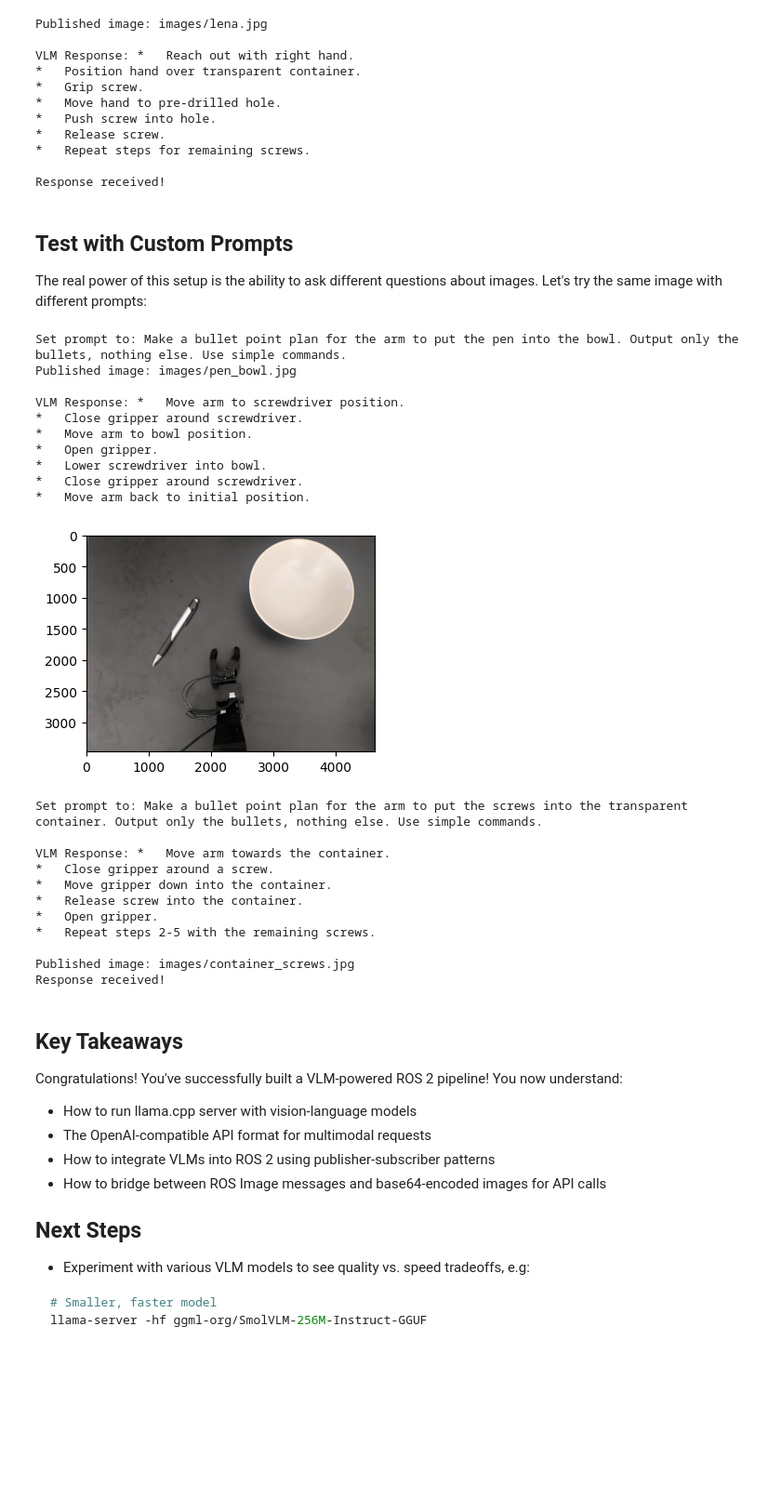
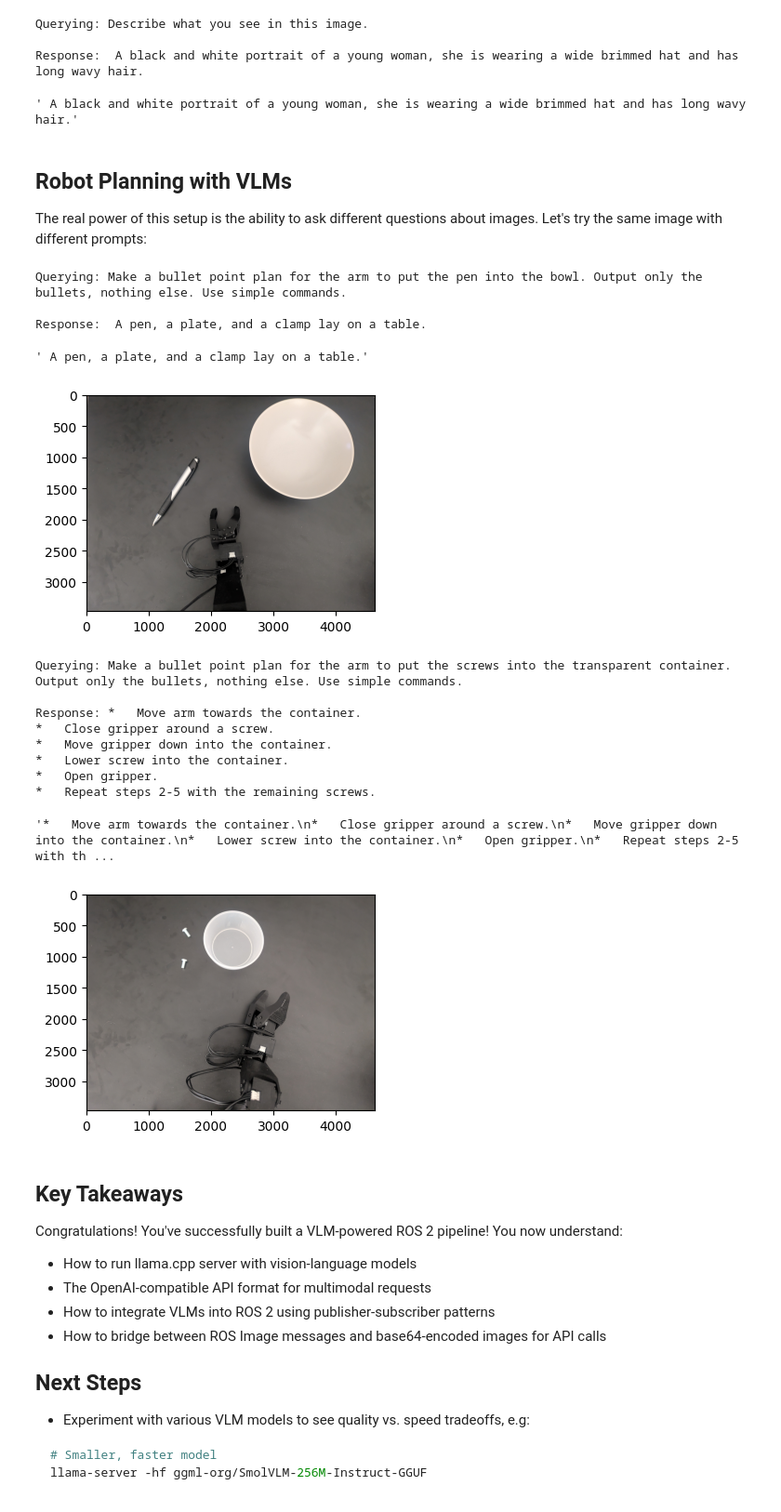
Before and after one commit to skalade/Ryzers, a Jupyter notebook: megadockers/gpu/notebooks/3_vlm_ros_integration.ipynb, the cells around one changed output. Shown at 93% size. Saved outputs shown, nothing was run; the diff lists cells and outputs as text; code cells hidden in the pictures; blank space fills up the shorter version.

```diff
--- a/megadockers/gpu/notebooks/3_vlm_ros_integration.ipynb
+++ b/megadockers/gpu/notebooks/3_vlm_ros_integration.ipynb
@@ -245,79 +223,42 @@ Let's publish a test image and see what the VLM responds with:
 # %%
-# Publish a test image with default prompt
-tester.latest_response = None
-tester.publish_test_image('images/lena.jpg')
-
-# Spin to receive responses
-for _ in range(10):  # Wait up to 5 seconds for response
-    rclpy.spin_once(tester, timeout_sec=0.5)
-    if tester.latest_response:
-        print("Response received!")
-        break
+# Query with default prompt
+tester.query('images/lena.jpg', 'Describe what you see in this image.')
 # %% [output]
-Published image: images/lena.jpg
+Querying: Describe what you see in this image.
 
-VLM Response: *   Reach out with right hand.
-*   Position hand over transparent container.
-*   Grip screw.
-*   Move hand to pre-drilled hole.
-*   Push screw into hole.
-*   Release screw.
-*   Repeat steps for remaining screws.
-
-Response received!
+Response:  A black and white portrait of a young woman, she is wearing a wide brimmed hat and has long wavy hair.
+' A black and white portrait of a young woman, she is wearing a wide brimmed hat and has long wavy hair.'
 # %% [markdown]
-## Test with Custom Prompts
+## Robot Planning with VLMs
 
 The real power of this setup is the ability to ask different questions about images. Let's try the same image with different prompts:
 # %%
-image_path = "images/pen_bowl.jpg"
-img = cv2.imread(image_path)
+img = cv2.imread('images/pen_bowl.jpg')
 fig, ax = plt.subplots(figsize=(4, 4))
 ax.imshow(cv2.cvtColor(img, cv2.COLOR_BGR2RGB))
-
-# Try a different image with a custom prompt
-tester.latest_response = None
-tester.publish_test_image(image_path, prompt="Make a bullet point plan for the arm to put the pen into the bowl. Output only the bullets, nothing else. Use simple commands.")
-
-for _ in range(20):
-    rclpy.spin_once(tester, timeout_sec=0.5)
-    if tester.latest_response:
-        break
+tester.query('images/pen_bowl.jpg', 'Make a bullet point plan for the arm to put the pen into the bowl. Output only the bullets, nothing else. Use simple commands.')
 # %% [output]
-Set prompt to: Make a bullet point plan for the arm to put the pen into the bowl. Output only the bullets, nothing else. Use simple commands.
-Published image: images/pen_bowl.jpg
+Querying: Make a bullet point plan for the arm to put the pen into the bowl. Output only the bullets, nothing else. Use simple commands.
 
-VLM Response: *   Move arm to screwdriver position.
-*   Close gripper around screwdriver.
-*   Move arm to bowl position.
-*   Open gripper.
-*   Lower screwdriver into bowl.
-*   Close gripper around screwdriver.
-*   Move arm back to initial position.
+Response:  A pen, a plate, and a clamp lay on a table.
+' A pen, a plate, and a clamp lay on a table.'
 [figure]
 # %%
-# Reset response for new query
-tester.latest_response = None
-tester.publish_test_image('images/container_screws.jpg', prompt="Make a bullet point plan for the arm to put the screws into the transparent container. Output only the bullets, nothing else. Use simple commands.")
-
-# Wait for response
-for _ in range(20):
-    rclpy.spin_once(tester, timeout_sec=0.5)
-    if tester.latest_response:
-        print("Response received!")
-        break
+img = cv2.imread('images/container_screws.jpg')
+fig, ax = plt.subplots(figsize=(4, 4))
+ax.imshow(cv2.cvtColor(img, cv2.COLOR_BGR2RGB))
+tester.query('images/container_screws.jpg', 'Make a bullet point plan for the arm to put the screws into the transparent container. Output only the bullets, nothing else. Use simple commands.')
 # %% [output]
-Set prompt to: Make a bullet point plan for the arm to put the screws into the transparent container. Output only the bullets, nothing else. Use simple commands.
+Querying: Make a bullet point plan for the arm to put the screws into the transparent container. Output only the bullets, nothing else. Use simple commands.
 
-VLM Response: *   Move arm towards the container.
+Response: *   Move arm towards the container.
 *   Close gripper around a screw.
 *   Move gripper down into the container.
-*   Release screw into the container.
+*   Lower screw into the container.
 *   Open gripper.
 *   Repeat steps 2-5 with the remaining screws.
-
-Published image: images/container_screws.jpg
-Response received!
+'*   Move arm towards the container.\n*   Close gripper around a screw.\n*   Move gripper down into the container.\n*   Lower screw into the container.\n*   Open gripper.\n*   Repeat steps 2-5 with th ...
+[figure, added]
 # %% [markdown]
 ## Key Takeaways
 
```
Also changed, not shown: parts of 11 cells of this notebook, 7 other files.
